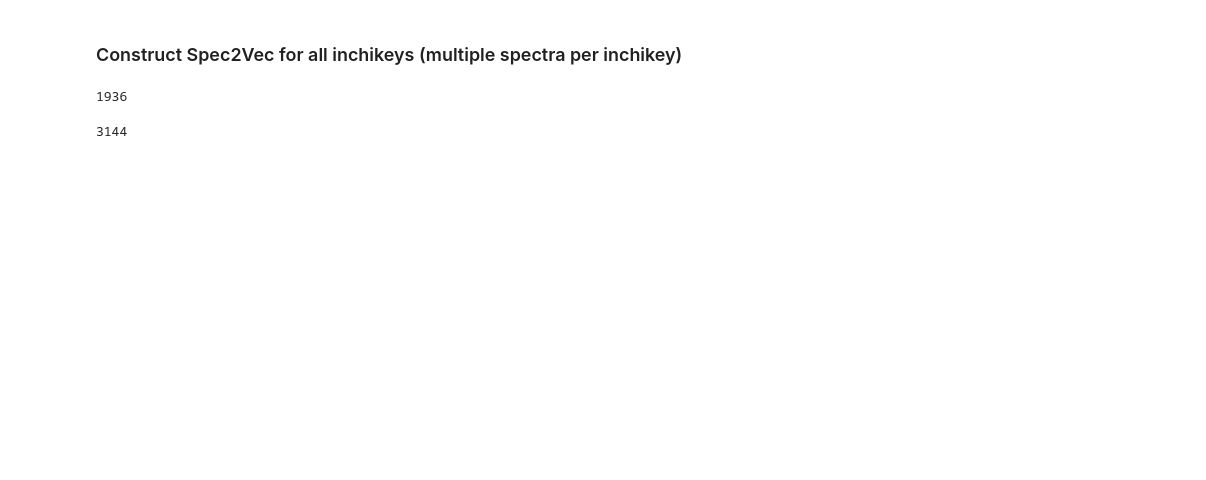
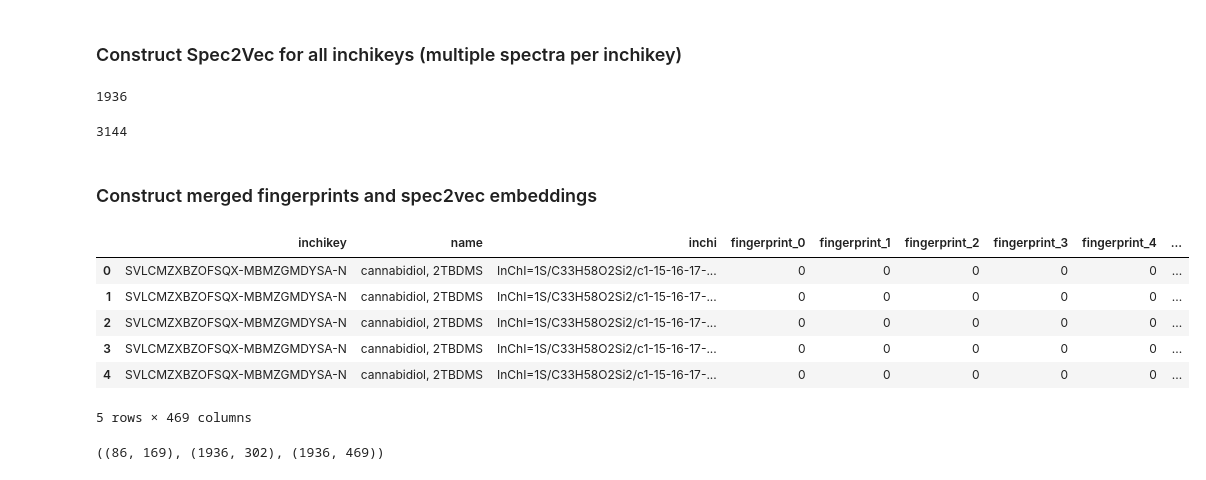
Before and after one commit to alpi314/mass_spectra, a Jupyter notebook: embed.ipynb, the cells around one changed output. Drawn from its saved outputs; the diff is of its cells as text; code cells hidden in the pictures; blank space fills up the shorter version.

```diff
--- a/embed.ipynb
+++ b/embed.ipynb
@@ -40,5 +40,5 @@ from cdk_inchi_to_fingerprint import generate_fingerprint, java_bitset_to_python
 # %%
 FINGERPRINT = 'MACCSFingerprinter'
 # %%
-tbdms_fingerprints, tbdms_invalid = generate_fingerprint([FINGERPRINT], tbdms_df['InChI'], fingerprint_parser=java_bitset_to_python_array)
+tbdms_fingerprints = generate_fingerprint([FINGERPRINT], tbdms_df['InChI'])
 # %%
@@ -159,3 +179,23 @@ tms_embedding_df['name'] = tms_embedding_df['name'].str.strip()
 tbdms_embedding_df.to_csv('./embeddings/tbdms_spec2vec_embeddings.csv', index=False)
 # %%
 tms_embedding_df.to_csv('./embeddings/tms_spec2vec_embeddings.csv', index=False)
+# %% [markdown]
+### Construct merged fingerprints and spec2vec embeddings
+# %%
+temp_fingerprint = tbdms_fingerprints_df.set_index(['inchikey', 'name', 'inchi']).add_prefix('fingerprint_').reset_index().set_index('inchikey')
+temp_embedding = tbdms_embedding_df.set_index(['inchikey', 'name']).add_prefix('embedding_').reset_index().set_index('inchikey')
+temp_embedding = temp_embedding.drop(columns=['name'])
+tbdms_merged = pd.merge(temp_fingerprint, temp_embedding, on=['inchikey'], how='inner').reset_index()
+tbdms_merged.head()
+# %% [output]
+|  | inchikey | name | inchi | fingerprint_0 | fingerprint_1 | fingerprint_2 | fingerprint_3 | fingerprint_4 | ... |
+| 0 | SVLCMZXBZOFSQX-MBMZGMDYSA-N | cannabidiol, 2TBDMS | InChI=1S/C33H58O2Si2/c1-15-16-17-... | 0 | 0 | 0 | 0 | 0 | ... |
+| 1 | SVLCMZXBZOFSQX-MBMZGMDYSA-N | cannabidiol, 2TBDMS | InChI=1S/C33H58O2Si2/c1-15-16-17-... | 0 | 0 | 0 | 0 | 0 | ... |
+| 2 | SVLCMZXBZOFSQX-MBMZGMDYSA-N | cannabidiol, 2TBDMS | InChI=1S/C33H58O2Si2/c1-15-16-17-... | 0 | 0 | 0 | 0 | 0 | ... |
+| 3 | SVLCMZXBZOFSQX-MBMZGMDYSA-N | cannabidiol, 2TBDMS | InChI=1S/C33H58O2Si2/c1-15-16-17-... | 0 | 0 | 0 | 0 | 0 | ... |
+| 4 | SVLCMZXBZOFSQX-MBMZGMDYSA-N | cannabidiol, 2TBDMS | InChI=1S/C33H58O2Si2/c1-15-16-17-... | 0 | 0 | 0 | 0 | 0 | ... |
+5 rows × 469 columns
+# %%
+tbdms_fingerprints_df.shape, tbdms_embedding_df.shape, tbdms_merged.shape
+# %% [output]
+((86, 169), (1936, 302), (1936, 469))
```
Also changed, not shown: parts of 8 cells of this notebook.
